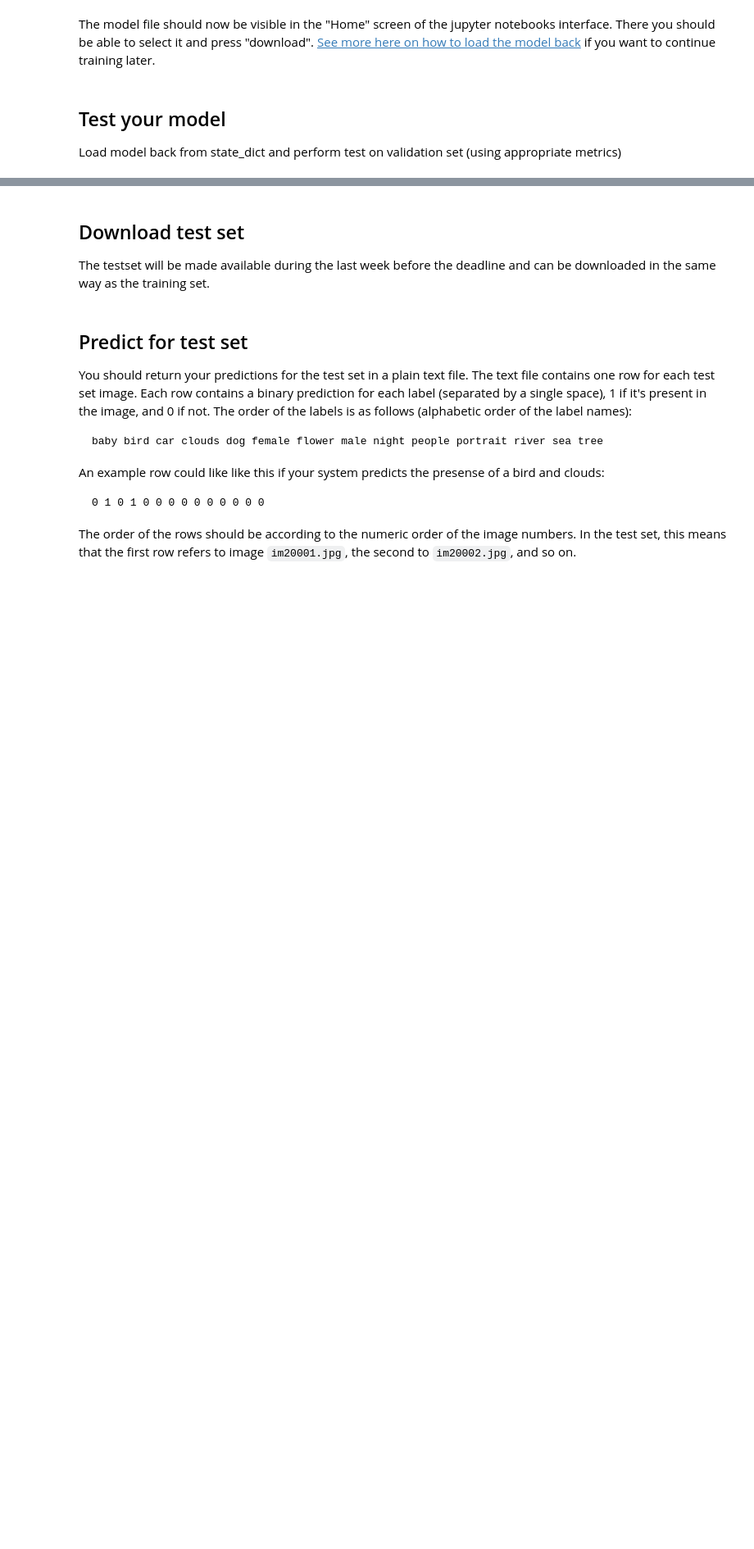
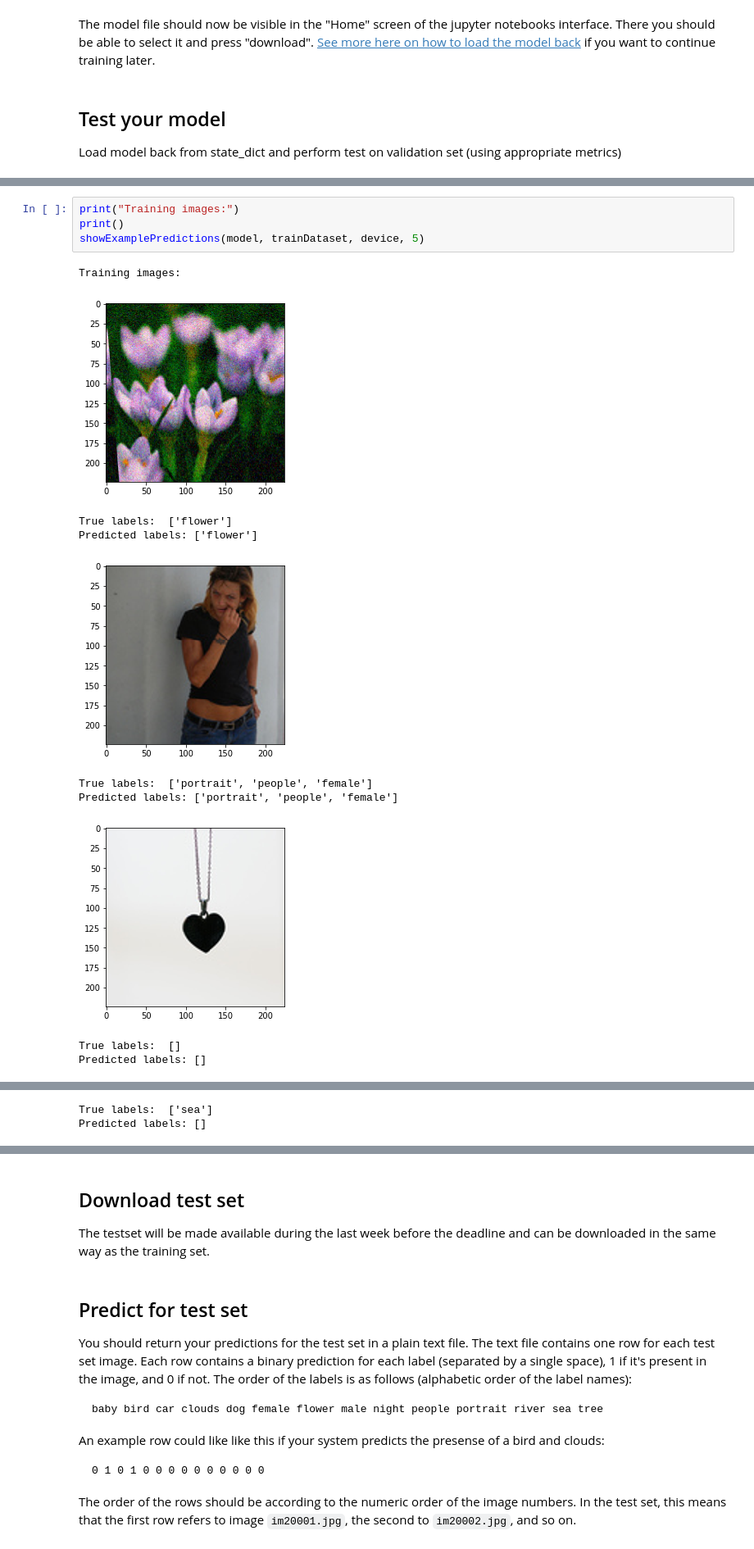
Before and after one commit to MrNerd24/Deep-image-recognition-university-project, a Jupyter notebook: transfer_learning_experiment.ipynb, the cells around one changed output, grey strips where cells are left out. Shown at 82% size. Saved outputs shown, nothing was run; the diff lists cells and outputs as text; blank space fills up the shorter version.

```diff
--- a/transfer_learning_experiment.ipynb
+++ b/transfer_learning_experiment.ipynb
@@ -228,0 +209,15 @@ f-score 0.6847195357833656
+# %%
+print("Training images:")
+print()
+showExamplePredictions(model, trainDataset, device, 5)
+# %% [output]
+Training images:
+[figure, added]
+True labels:  ['flower']
+Predicted labels: ['flower']
+[figure, added]
+True labels:  ['portrait', 'people', 'female']
+Predicted labels: ['portrait', 'people', 'female']
+[figure, added]
+True labels:  []
+Predicted labels: []
@@ -228,0 +225,2 @@ f-score 0.6847195357833656
+True labels:  ['sea']
+Predicted labels: []
```
Also changed, not shown: parts of 6 cells of this notebook, 2 other files.
